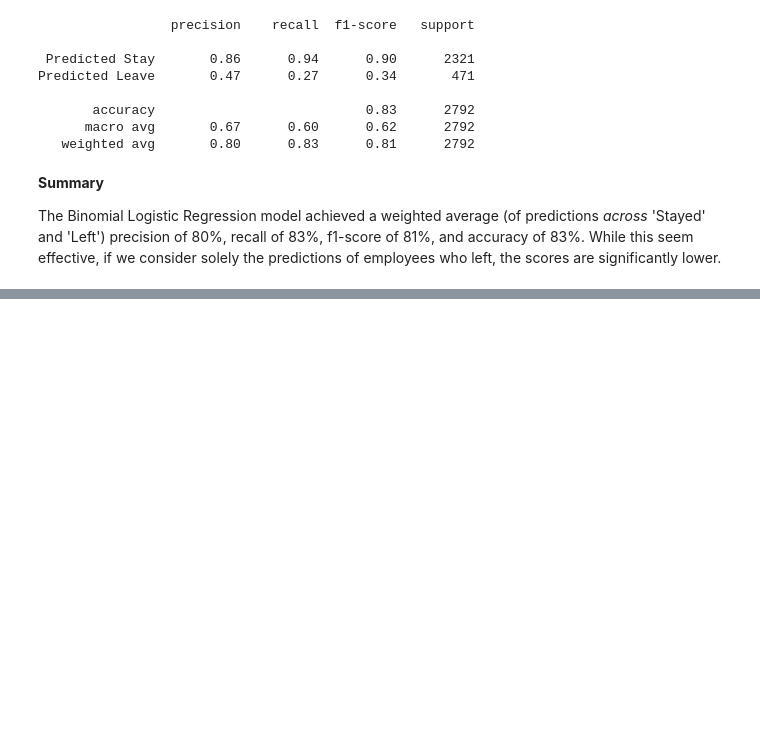
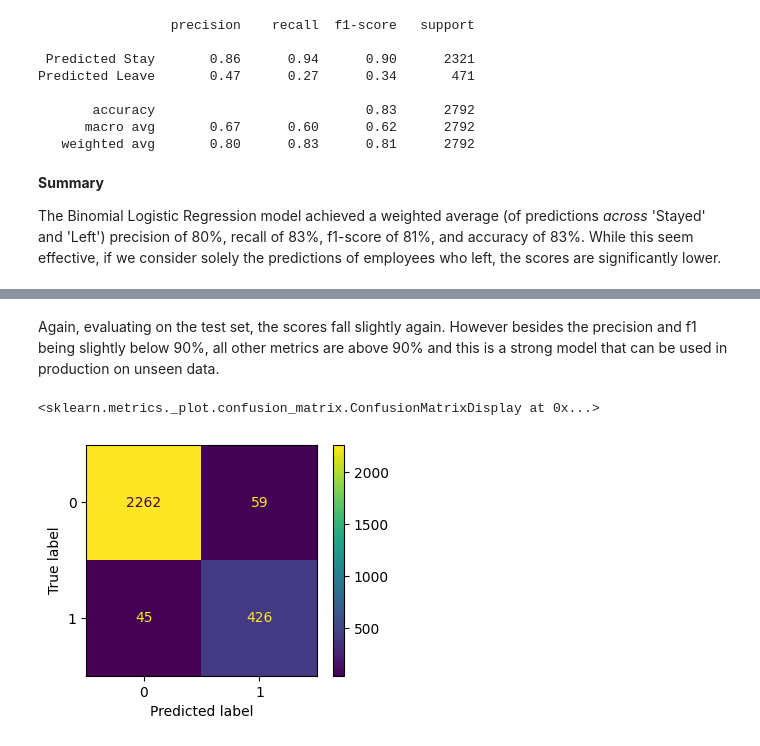
Before and after one commit to airrehn/HR-Analytics-Analysis, a Jupyter notebook: Project.ipynb, the cells around one changed output, grey strips where cells are left out. Saved outputs shown, nothing was run; the diff lists cells and outputs as text; code cells hidden in the pictures; blank space fills up the shorter version.

```diff
--- a/Project.ipynb
+++ b/Project.ipynb
@@ -477,0 +673,13 @@ The Binomial Logistic Regression model achieved a weighted average (of predictio
+# %%
+y = df4['left']
+x = df4.drop('left', axis = 1)
+
+x_train, x_test, y_train, y_test = train_test_split(x, y, test_size= 0.25, stratify= y, random_state= 69)
+
+# Exact same model, grid params, scoring metrics, cross validation folds, refit as above.
+forest2 = GridSearchCV(forest, param_grid=params, scoring=scoring, cv = 4, refit='roc_auc')
+# %%
+%%time
+
+# Just with new feature-engineered training and testing sets now.
+forest2.fit(x_train,y_train)
@@ -477,0 +728,21 @@ The Binomial Logistic Regression model achieved a weighted average (of predictio
+# %%
+preds = forest2.best_estimator_.predict(x_test)
+
+auc = roc_auc_score(y_true=y_test, y_score=preds)
+acc = accuracy_score(y_true=y_test, y_pred=preds)
+precision = precision_score(y_true=y_test, y_pred=preds)
+recall = recall_score(y_true=y_test, y_pred=preds)
+f1 = f1_score(y_true=y_test, y_pred=preds)
+
+
+test_scores = pd.DataFrame({
+    'model': ['random_forest2 test'],
+    'precision': [precision],
+    'recall': [recall],
+    'f1': [f1],
+    'accuracy': [acc],
+    'auc': [auc],
+})
+
+compare_results = pd.concat([compare_results, test_scores]).reset_index(drop=True)
+compare_results.head()
@@ -477,0 +756,10 @@ The Binomial Logistic Regression model achieved a weighted average (of predictio
+# %% [markdown]
+Again, evaluating on the test set, the scores fall slightly again. However besides the precision and f1 being slightly below 90%, all other metrics are above 90% and this is a strong model that can be used in production on unseen data.
+# %%
+con_matrix = confusion_matrix(y_true= y_test, y_pred= preds, labels = forest2.classes_)
+
+_, ax = plt.subplots(figsize=(4, 3))
+ConfusionMatrixDisplay(confusion_matrix = con_matrix, display_labels=forest2.classes_).plot(ax = ax)
+# %% [output]
+<sklearn.metrics._plot.confusion_matrix.ConfusionMatrixDisplay at 0x...>
+[figure, added]
```
Also changed, not shown: parts of 39 cells of this notebook, 3 other files.
